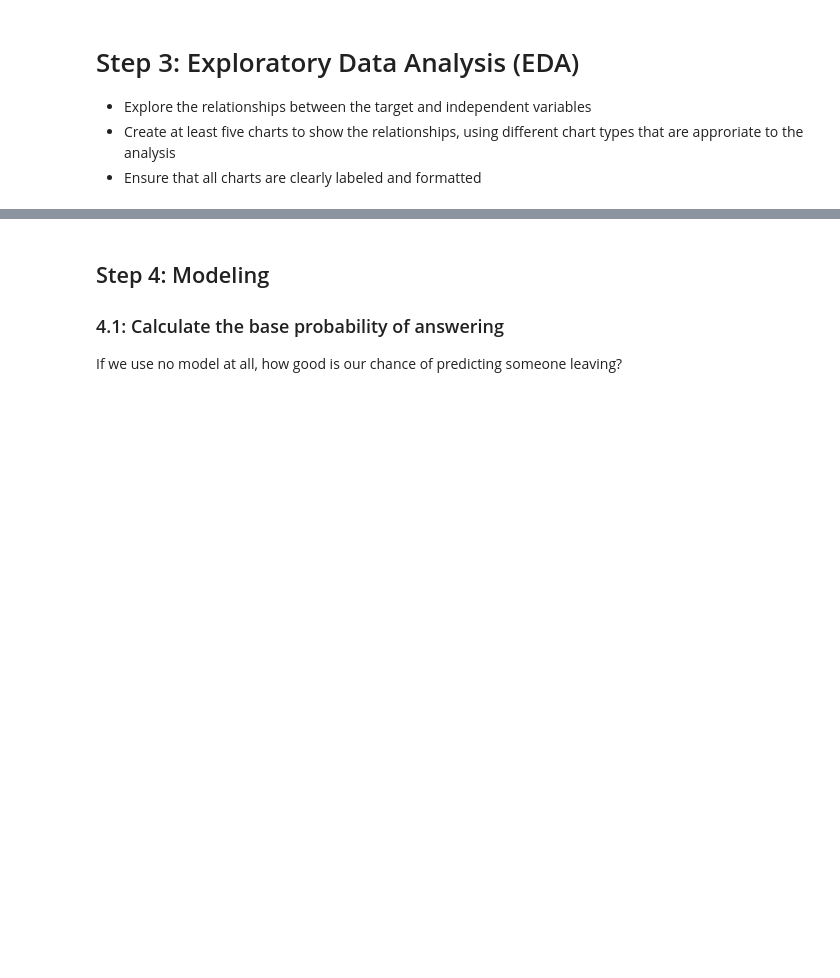
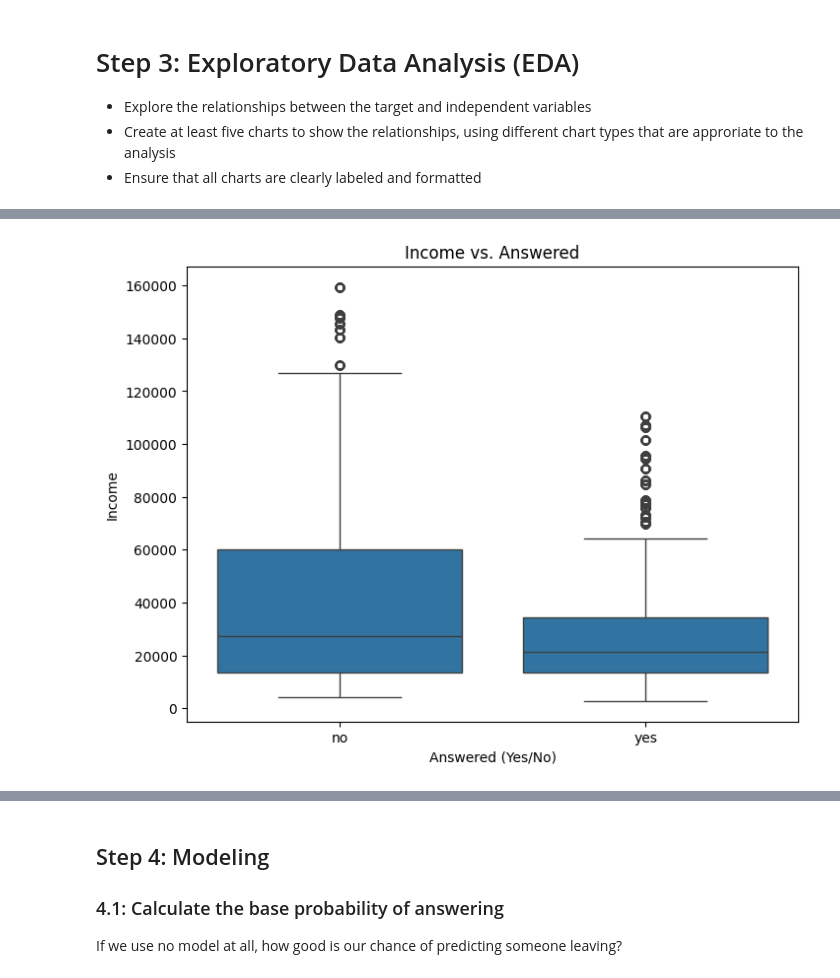
Before and after one commit to matiasarmesto/businessanalytics, a Jupyter notebook: Assignments/Scripts/advise_invest_template.ipynb, the cells around one changed output, grey strips where cells are left out. Saved outputs shown, nothing was run; the diff lists cells and outputs as text; code cells hidden in the pictures; blank space fills up the shorter version.

```diff
--- a/Assignments/Scripts/advise_invest_template.ipynb
+++ b/Assignments/Scripts/advise_invest_template.ipynb
@@ -261,0 +288,10 @@ memory usage: 1.4 MB
+# %%
+# Chart 4 --boxplot using income and answered
+plt.figure(figsize=(8, 6))
+sns.boxplot(x='answered', y='income', data=df_clean)
+plt.title('Income vs. Answered')
+plt.xlabel('Answered (Yes/No)')
+plt.ylabel('Income')
+plt.show()
+# %% [output]
+[figure, added]
```
Also changed, not shown: parts of 10 cells of this notebook.
